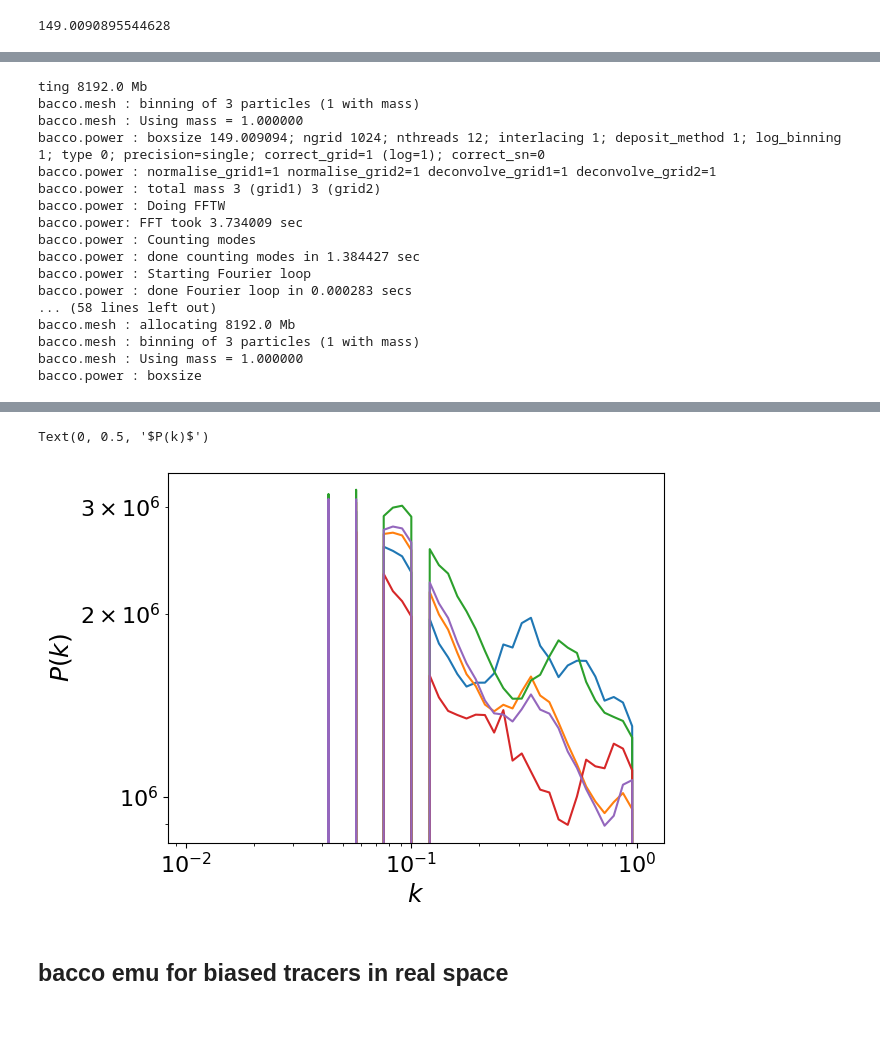
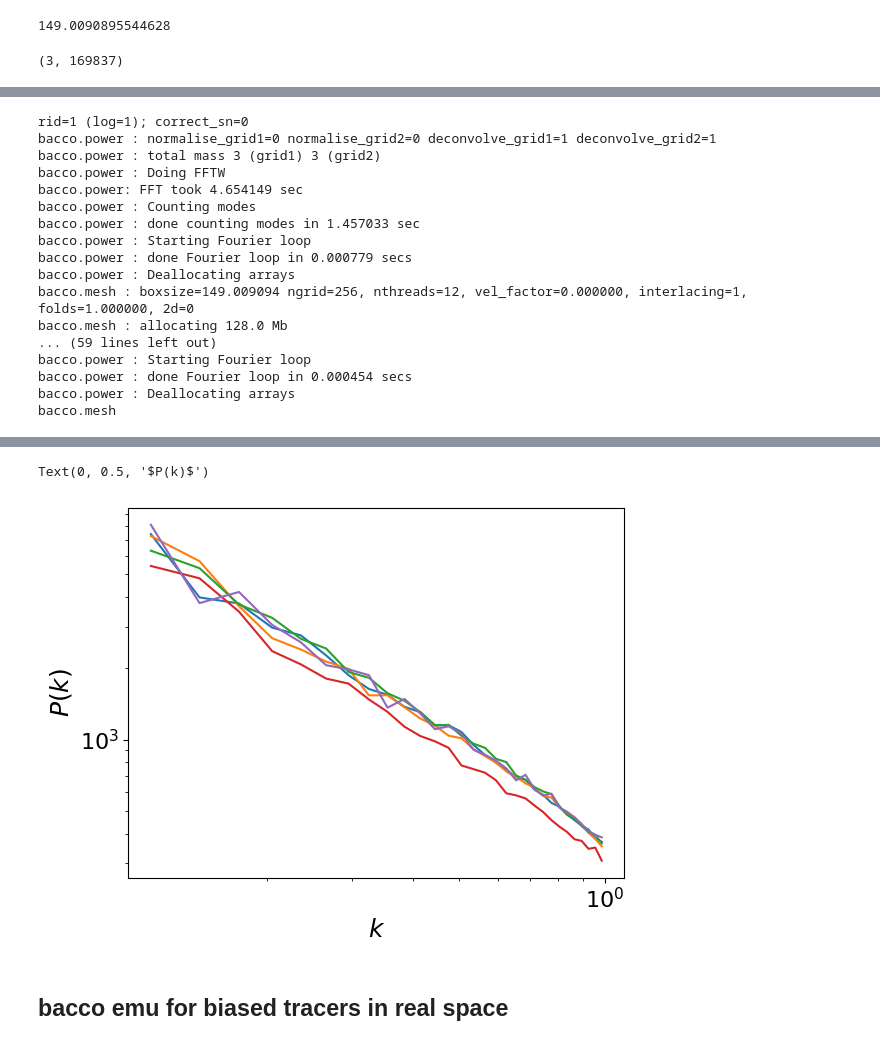
Before and after one commit to kstoreyf/biasexp-target-observable, a Jupyter notebook: notebooks/2023-19-12_camels-sam_biasexp.ipynb, the cells around one changed output, grey strips where cells are left out. Saved outputs shown, nothing was run; the diff lists cells and outputs as text; code cells hidden in the pictures.

Commit message:
fixed power spectrum code

```diff
--- a/notebooks/2023-19-12_camels-sam_biasexp.ipynb
+++ b/notebooks/2023-19-12_camels-sam_biasexp.ipynb
@@ -121,8 +110,10 @@ sim_nums = [613, 257, 61, 579, 96]#, 524, 581, 541, 647, 137]
 # %%
-galprop_fields = ['redshift', 'mstar', 'mhalo', 'x_position', 'y_position', 'z_position']
-redshift = 0.0
+galprop_fields = ['redshift', 'halo_index', 'sat_type', 'mstar', 'mhalo', 'rhalo', 'sfr', 'sfrave1gyr',
+                  'x_position', 'y_position', 'z_position', 'vx', 'vy', 'vz', ]
+redshift = 0
 
 dir_sams = '/dipc/kstoreyf/CAMELS-SAM'
+dir_dat = '/lscratch/kstoreyf/CAMELS-SAM'
 
 os.chdir(f'{dir_sams}/LH_{idx_sam}')
 totaldirs=(subprocess.check_output('''ls -l sc-sam/ | grep -c ^d''', shell=True,text=True))
@@ -135,5 +126,11 @@ for idx_sam in sim_nums:
     dat_sam = ProcessSAMdat_single_redshift_lite(f'{dir_sams}/LH_{idx_sam}/sc-sam',
                                                        Nsubvol, redshift, galprop_fields, 'gal')
     print('CAMELS-SAM simulation LH',idx_sam,' at redshift ', redshift, ' has this many galaxies: ', dat_sam.shape)
-    dats_sam.append(dat_sam)
+    #dats_sam.append(dat_sam)
+
+    fn_dat = f'{dir_dat}/LH_{idx_sam}_galprops_z{redshift}.hdf5'
+    with h5py.File(fn_dat, 'w') as f:
+        for i in range(len(galprop_fields)):
+            if galprop_fields[i]!='redshift':
+                f.create_dataset(galprop_fields[i], data=dat_sam[:,i], chunks=True)
 # %% [output]
@@ -149,0 +139,7 @@ CAMELS-SAM simulation LH 96  at redshift  0.0  has this many galaxies:  (169308,
+# %%
+# test
+fn_dat = f'{dir_dat}/LH_{idx_sam}_galprops_z{redshift}.hdf5'
+with h5py.File(fn_dat, 'w') as f:
+    for i in range(len(galprop_fields)):
+        if galprop_fields[i]!='redshift':
+            f.create_dataset(galprop_fields[i], data=dat_sam[:,i], chunks=True)
@@ -206,5 +213,5 @@ cosmo_Quijote.set_expfactor(a_Quijote)
 # %%
-ngrid = 1024 #1024 #512 #256 #128 #256 #1400
+ngrid = 256 #1024 #512 #256 #128 #256 #1400
 #nmean=0.01 not used
 BoxSize=100/hubble
 print(BoxSize)
@@ -232,15 +239,20 @@ args_power = {'ngrid':ngrid,
                   'box':BoxSize,
                   'cosmology':cosmo_Quijote,
                   'interlacing':True,
-                  'kmin':0.01,
+                  'kmin':0.1,
                   'kmax':1.0,
-                  'nbins':50,
+                  'nbins':30,
                   'correct_grid':True,
-                  'log_binning':True,
+                  'log_binning':False,
                   'deposit_method':'cic',
                   'compute_correlation':False,
                   'zspace':False,
+                  'normalise_grid': True,
                   'compute_power2d':False}
+# %%
+pos_arr.shape
+# %% [output]
+(3, 169837)
 # %%
 for i in range(len(sim_nums)):
     dat = dats_sam[i]
@@ -249,7 +261,7 @@ for i in range(len(sim_nums)):
     y_arr = dat[:,galprop_fields.index('y_position')]
     z_arr = dat[:,galprop_fields.index('z_position')]
     pos_arr = np.array([x_arr, y_arr, z_arr])
-    pk = bacco.statistics.compute_powerspectrum(pos=pos_arr, **args_power)
+    pk = bacco.statistics.compute_powerspectrum(pos=pos_arr.T, **args_power)
 
     plt.plot(pk['k'], pk['pk'])
 
@@ -278,17 +285,17 @@ INFO:bacco.statistics: Starting the power spectrum calculation
-ting 8192.0 Mb
-bacco.mesh : binning of 3 particles (1 with mass)
-bacco.mesh : Using mass = 1.000000
-bacco.power : boxsize 149.009094; ngrid 1024; nthreads 12; interlacing 1; deposit_method 1; log_binning 1; type 0; precision=single; correct_grid=1 (log=1); correct_sn=0
-bacco.power : normalise_grid1=1 normalise_grid2=1 deconvolve_grid1=1 deconvolve_grid2=1
+rid=1 (log=1); correct_sn=0
+bacco.power : normalise_grid1=0 normalise_grid2=0 deconvolve_grid1=1 deconvolve_grid2=1
 bacco.power : total mass 3 (grid1) 3 (grid2)
 bacco.power : Doing FFTW
-bacco.power: FFT took 3.734009 sec
+bacco.power: FFT took 4.654149 sec
 bacco.power : Counting modes
-bacco.power : done counting modes in 1.384427 sec
+bacco.power : done counting modes in 1.457033 sec
 bacco.power : Starting Fourier loop
-bacco.power : done Fourier loop in 0.000283 secs
-... (58 lines left out)
-bacco.mesh : allocating 8192.0 Mb
-bacco.mesh : binning of 3 particles (1 with mass)
-bacco.mesh : Using mass = 1.000000
-bacco.power : boxsize
+bacco.power : done Fourier loop in 0.000779 secs
+bacco.power : Deallocating arrays
+bacco.mesh : boxsize=149.009094 ngrid=256, nthreads=12, vel_factor=0.000000, interlacing=1, folds=1.000000, 2d=0
+bacco.mesh : allocating 128.0 Mb
+... (59 lines left out)
+bacco.power : Starting Fourier loop
+bacco.power : done Fourier loop in 0.000454 secs
+bacco.power : Deallocating arrays
+bacco.mesh
@@ -315,5 +319,5 @@ INFO:bacco.statistics: power done in 11.2 s
 Text(0, 0.5, '$P(k)$')
-[figure, old version]
+[figure, new version]
 # %% [markdown]
 ## bacco emu for biased tracers in real space
 # %%
```
Also changed, not shown: parts of 7 cells of this notebook.
